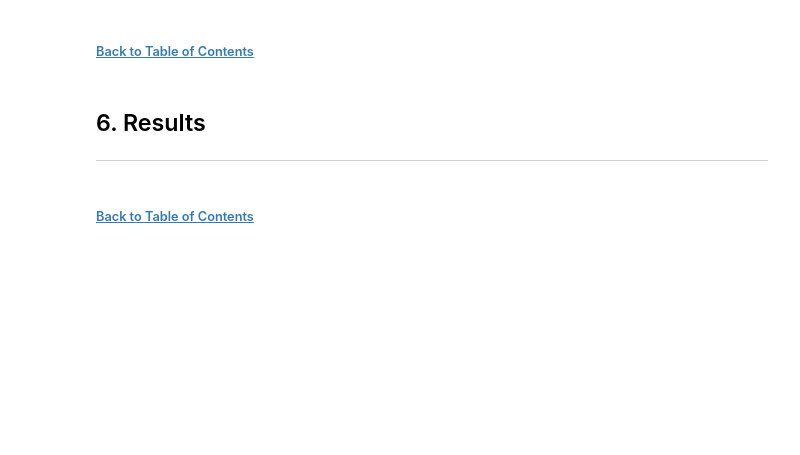
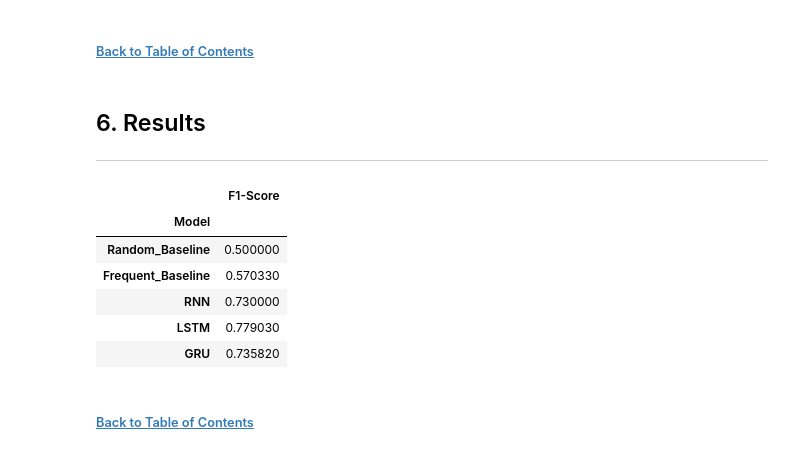
Before and after one commit to chill0121/Kaggle_Projects, a Jupyter notebook: NLP_Disaster_Tweets/NLP_Disaster_Tweets.ipynb, the cells around one changed output. Drawn from its saved outputs; the diff is of its cells as text; code cells hidden in the pictures; blank space fills up the shorter version.

```diff
--- a/NLP_Disaster_Tweets/NLP_Disaster_Tweets.ipynb
+++ b/NLP_Disaster_Tweets/NLP_Disaster_Tweets.ipynb
@@ -1398,30 +1398,41 @@ display(y_pred_gru)
 ---
 # %%
 # Highlight the best model's test results green at each proportion.
-def max_value_highlight(df, train = True):
-    # Hard coding the test rows because creating a boolean mask
-    # that works with the styler and conditioning on multiindex is a nightmare.
-    if train == False: # Don't omit rows.
-        max_test_rows = df.max()
-    else:
-        max_test_rows = df.iloc[[1,3,5]].max()
+def max_value_highlight(df):
+    max_test_rows = df.max()
     is_max = (df == max_test_rows)
 
     return ['background-color:green' if v else '' for v in is_max]
 
 # Highlight the top two results in each column blue so that 2nd place is in blue after .apply().
-def highlight_top_two(df, train = True):
+def highlight_top_two(df):
     # Sort values
-    if train == False: # Don't omit rows.
-        test_rows = df
-    else:
-        test_rows = df.iloc[[1,3,5]]
+    test_rows = df
     sorted_df = test_rows.sort_values(ascending = False)
     top_two = sorted_df.iloc[: 2]
     # Mask
     is_top_two = df.isin(top_two)
 
     return ['background-color: blue' if v else '' for v in is_top_two]
+# %%
+results_test = {'Random_Baseline' : mod_rand_baseline,
+                'Frequent_Baseline' : mod_freq_baseline,
+                'RNN' : 0.73000,
+                'LSTM' : 0.77903,
+                'GRU' : 0.73582}
+
+results_test_df = pd.DataFrame().from_dict(results_test, orient = 'index', columns = ['F1-Score'])
+results_test_df.index.name = 'Model'
+
+results_test_df.style.apply(highlight_top_two).apply(max_value_highlight)
+# %% [output]
+|  | F1-Score |
+| Model |  |
+| Random_Baseline | 0.500000 |
+| Frequent_Baseline | 0.570330 |
+| RNN | 0.730000 |
+| LSTM | 0.779030 |
+| GRU | 0.735820 |
 # %% [markdown]
 ###### [Back to Table of Contents](#toc)
 # %% [markdown]
```
